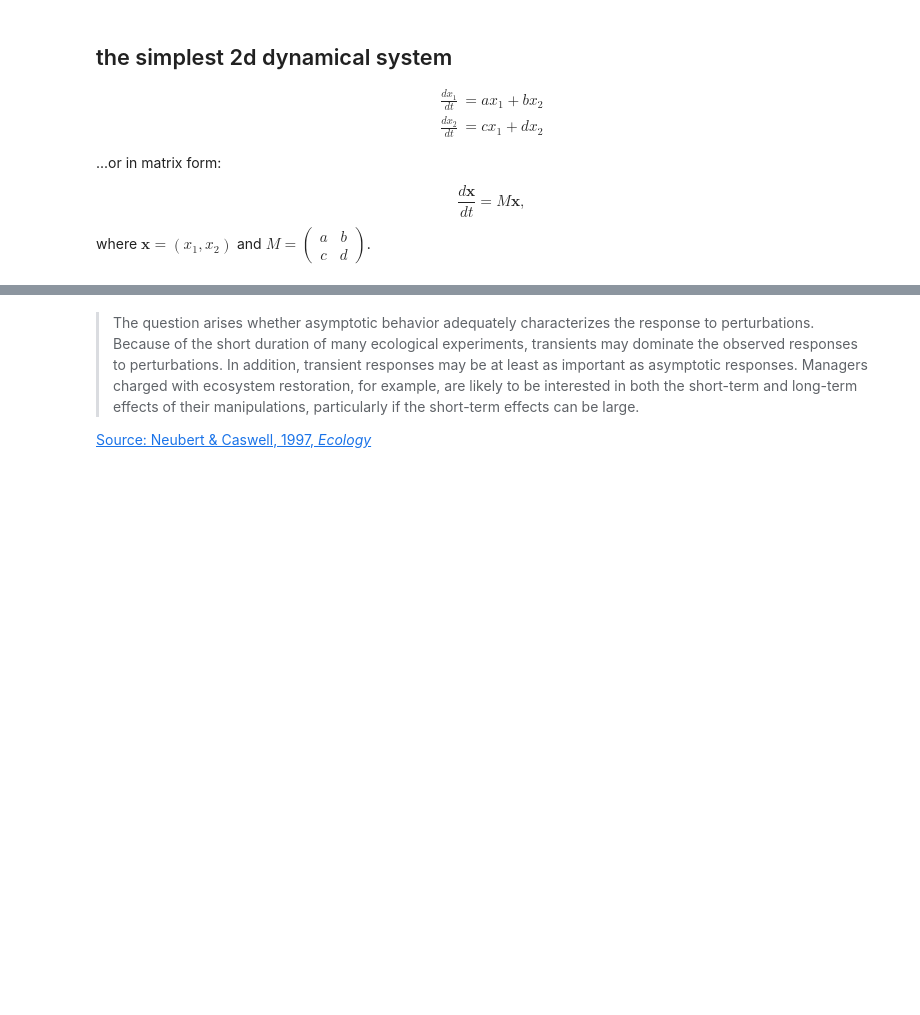
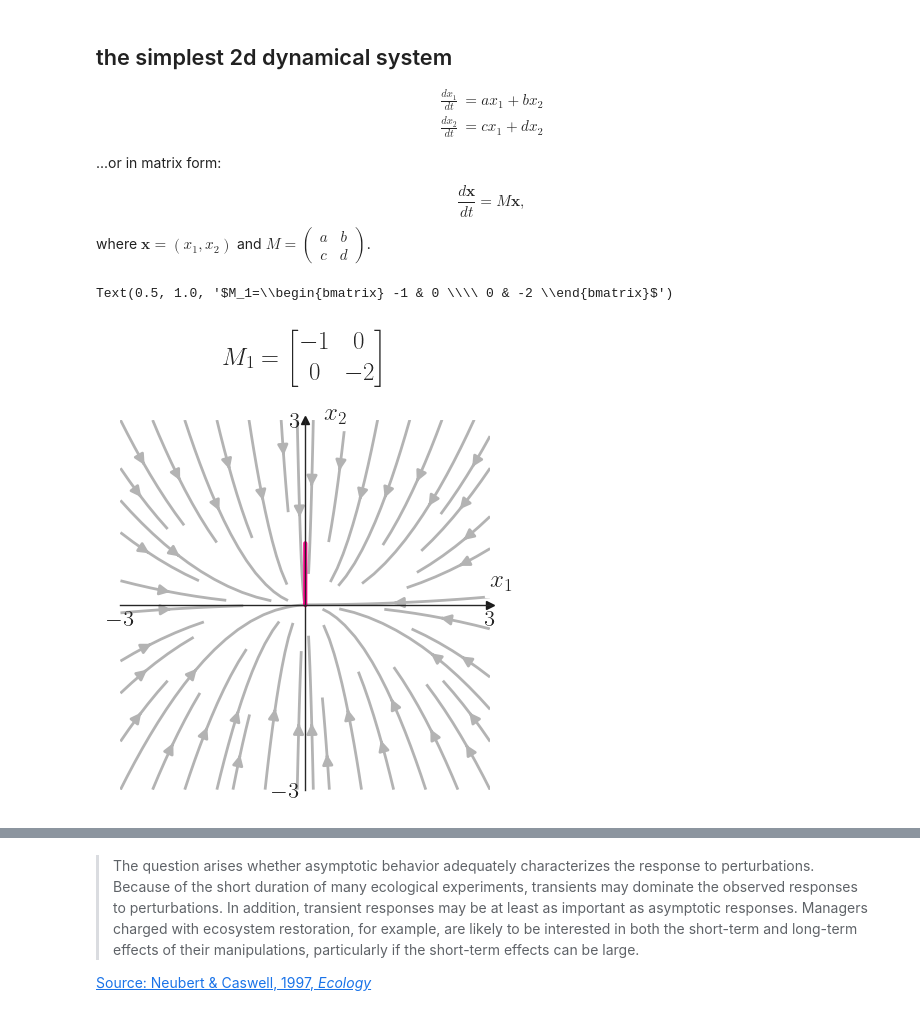
Before and after one commit to yairmau/talks-posters, a Jupyter notebook: talks/reactivity/react.ipynb, the cells around one changed output, grey strips where cells are left out. Saved outputs shown, nothing was run; the diff lists cells and outputs as text; code cells hidden in the pictures; blank space fills up the shorter version.

```diff
--- a/talks/reactivity/react.ipynb
+++ b/talks/reactivity/react.ipynb
@@ -75,5 +151,58 @@ def simulate_trajectory(p, x0, y0, tmax=10, dt=0.01):
 t1 = simulate_trajectory(A1, 0, 1, 100)
 t2 = simulate_trajectory(A2, 0, 1, 100)
+# %%
+#| code-summary: "now let's plot"
+
+fig, ax = plt.subplots()
+
+density = 2 * [0.80]
+minlength = 0.2
+arrow_color = 3 * [0.7]
+bright_color1 = "xkcd:hot pink"
+bright_color2 = "xkcd:cerulean"
+
+# make sure that each axes is square
+ax.set_aspect('equal', 'box')
+ax.streamplot(X, Y, system_equations_2d(A0, X, Y)[0], system_equations_2d(A0, X, Y)[1],
+              density=density, color=arrow_color, arrowsize=1.5,
+              linewidth=2,
+              minlength=minlength,
+              zorder=-10
+              )
+ax.plot(t0.y[0], t0.y[1], color=bright_color1, lw=3)
+
+# make spines at the origin, put arrow at the end of the axis
+ax_list = [ax]
+for axx in ax_list:
+    axx.spines['left'].set_position('zero')
+    axx.spines['bottom'].set_position('zero')
+    axx.spines['right'].set_color('none')
+    axx.spines['top'].set_color('none')
+    axx.spines['left'].set_linewidth(1.0)
+    axx.spines['bottom'].set_linewidth(1.0)
+    axx.xaxis.set_ticks_position('bottom')
+    axx.yaxis.set_ticks_position('left')
+    axx.xaxis.set_tick_params(width=0.5)
+    axx.yaxis.set_tick_params(width=0.5)
+    # put arrow at the end of the axis
+    axx.plot(1, 0, ">k", transform=axx.get_yaxis_transform(), clip_on=False)
+    axx.plot(0, 1, "^k", transform=axx.get_xaxis_transform(), clip_on=False)
+    axx.text(1, 0.55, r"$x_1$", transform=axx.transAxes, clip_on=False, bbox=dict(facecolor='white', edgecolor='white'))
+    axx.text(0.55, 1, r"$x_2$", transform=axx.transAxes, clip_on=False, bbox=dict(facecolor='white', edgecolor='white'))
+    # set limits
+    axx.set(xticks=[-3,3],
+                   yticks=[-3,3],
+                   xlim=[-3, 3],
+                   ylim=[-3, 3],)
+    # remove ticks from both axes
+    axx.tick_params(axis='both', which='both', length=0)
+
+# put on title the respective parameters as matrix, use latex equation
+# add pad to title to avoid overlap with x-axis
+ax.set_title(r'$M_1=\begin{bmatrix} -1 & 0 \\ 0 & -2 \end{bmatrix}$', pad=40)
+# %% [output]
+Text(0.5, 1.0, '$M_1=\\begin{bmatrix} -1 & 0 \\\\ 0 & -2 \\end{bmatrix}$')
+[figure, added]
 # %%
 #| code-summary: "now let's plot"
 
```
Also changed, not shown: parts of 8 cells of this notebook, 7 other files.
